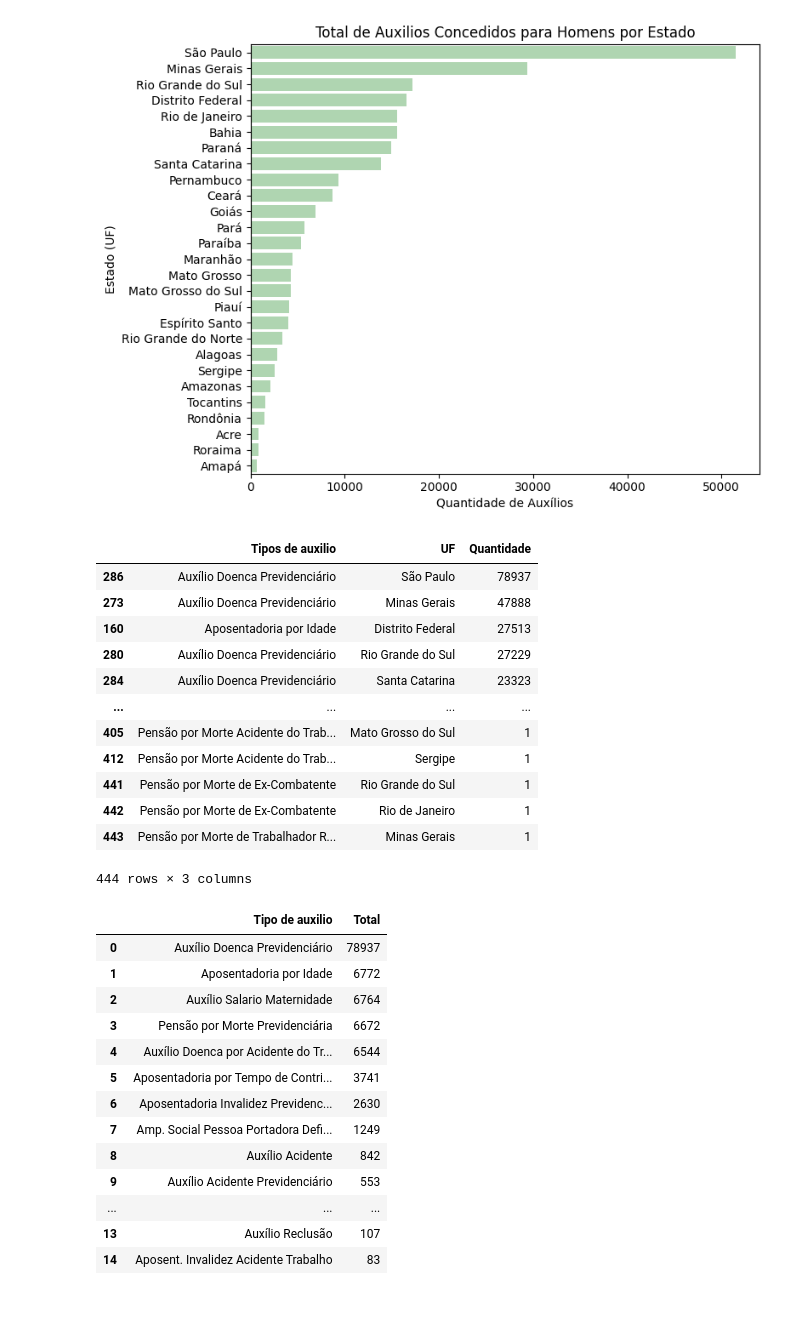
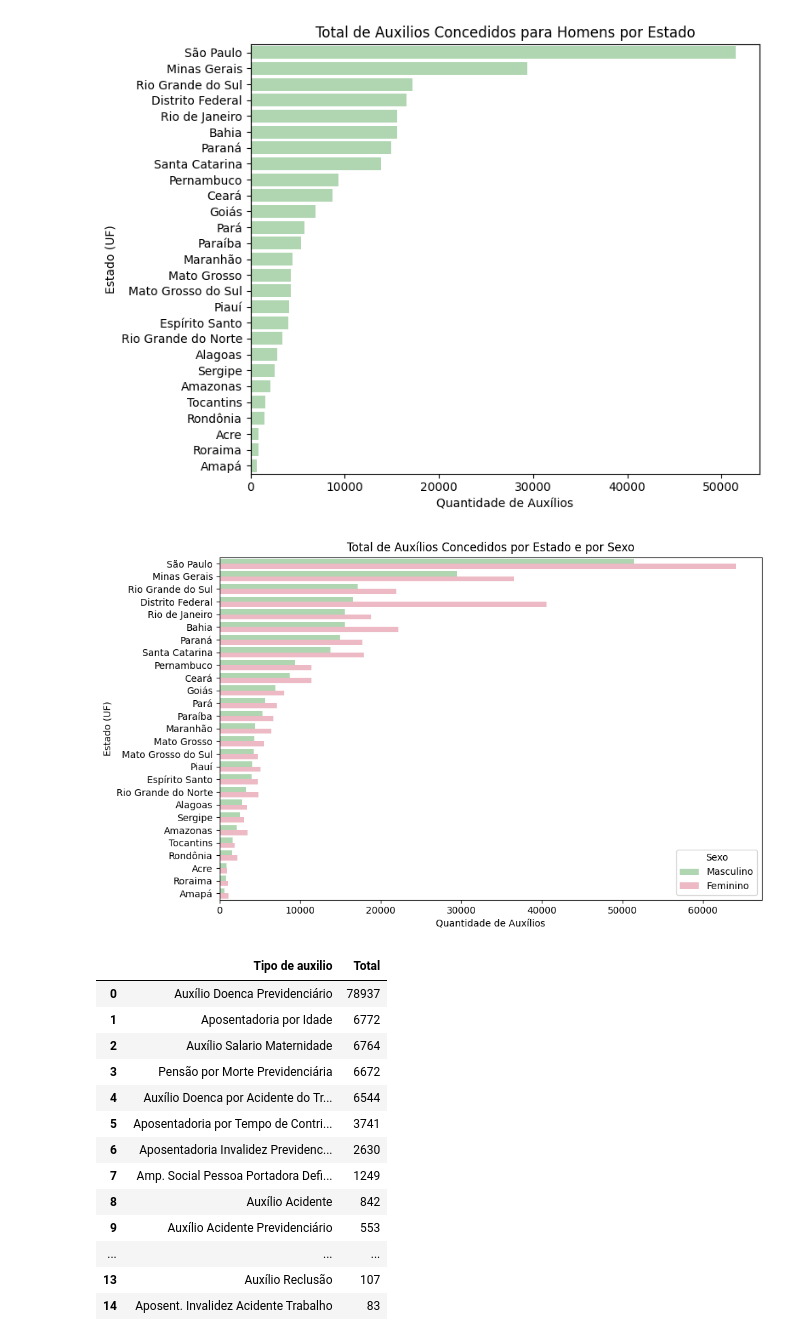
Before and after one commit to Estressei/ProjetoTrilhaDados, a Jupyter notebook: main.ipynb, the cells around one changed output. Cells and saved outputs as stored; diff of their text form; code cells hidden in the pictures; blank space fills up the shorter version.

```diff
--- a/main.ipynb
+++ b/main.ipynb
@@ -220,0 +308,6 @@ mapa
+# %%
+#Cria df com total de auxilios conedidos para mulheres por estado
+df_mulheres_UF = df_mulheres['UF'].value_counts().reset_index()
+df_mulheres_UF.columns = ['UF', 'Total de Auxilios Concedidos']
+df_mulheres_UF['Sexo'] = 'Feminino'
+df_mulheres_UF
@@ -220,0 +350,7 @@ mapa
+# %%
+#Cria df com total de auxilios concedidos para homens por estado
+#Conta a quantidade de auxilios por estado
+df_homens_UF = df_homens['UF'].value_counts().reset_index()
+df_homens_UF.columns = ['UF', 'Total de Auxilios Concedidos']
+df_homens_UF['Sexo'] = 'Masculino'
+df_homens_UF
@@ -220,0 +375,4 @@ mapa
+# %%
+#Une os dfs de gênero
+df_generos_por_UF = pd.concat([df_homens_UF, df_mulheres_UF])
+df_generos_por_UF
@@ -340,23 +616,22 @@ plt.tight_layout()
 plt.show()
 # %% [output]
 [figure]
-# %%
-#Tipos de auxilio mais concedidos por estado
-tipos_por_UF = auxilios.groupby(['Tipos de auxilio','UF']).size().reset_index(name='Quantidade')
-tipos_por_UF = tipos_por_UF.sort_values('Quantidade', ascending=False)
-tipos_por_UF
-# %% [output]
-|  | Tipos de auxilio | UF | Quantidade |
-| 286 | Auxílio Doenca Previdenciário | São Paulo | 78937 |
-| 273 | Auxílio Doenca Previdenciário | Minas Gerais | 47888 |
-| 160 | Aposentadoria por Idade | Distrito Federal | 27513 |
-| 280 | Auxílio Doenca Previdenciário | Rio Grande do Sul | 27229 |
-| 284 | Auxílio Doenca Previdenciário | Santa Catarina | 23323 |
-| ... | ... | ... | ... |
-| 405 | Pensão por Morte Acidente do Trab... | Mato Grosso do Sul | 1 |
-| 412 | Pensão por Morte Acidente do Trab... | Sergipe | 1 |
-| 441 | Pensão por Morte de Ex-Combatente | Rio Grande do Sul | 1 |
-| 442 | Pensão por Morte de Ex-Combatente | Rio de Janeiro | 1 |
-| 443 | Pensão por Morte de Trabalhador R... | Minas Gerais | 1 |
-444 rows × 3 columns
+# %%
+#Exibe a comparação de distribuição de auxilio por gênero
+plt.figure(figsize=(10,6))
+sns.barplot(
+    data=df_generos_por_UF,
+    y='UF',
+    x='Total de Auxilios Concedidos',
+    hue='Sexo',
+    palette=['#A8DCAB', '#F5B0BF']
+)
+plt.title('Total de Auxílios Concedidos por Estado e por Sexo')
+plt.xlabel('Quantidade de Auxílios')
+plt.ylabel('Estado (UF)')
+plt.legend(title='Sexo')
+plt.tight_layout()
+plt.show()
+# %% [output]
+[figure, added]
 # %%
```
Also changed, not shown: parts of 57 cells of this notebook.
